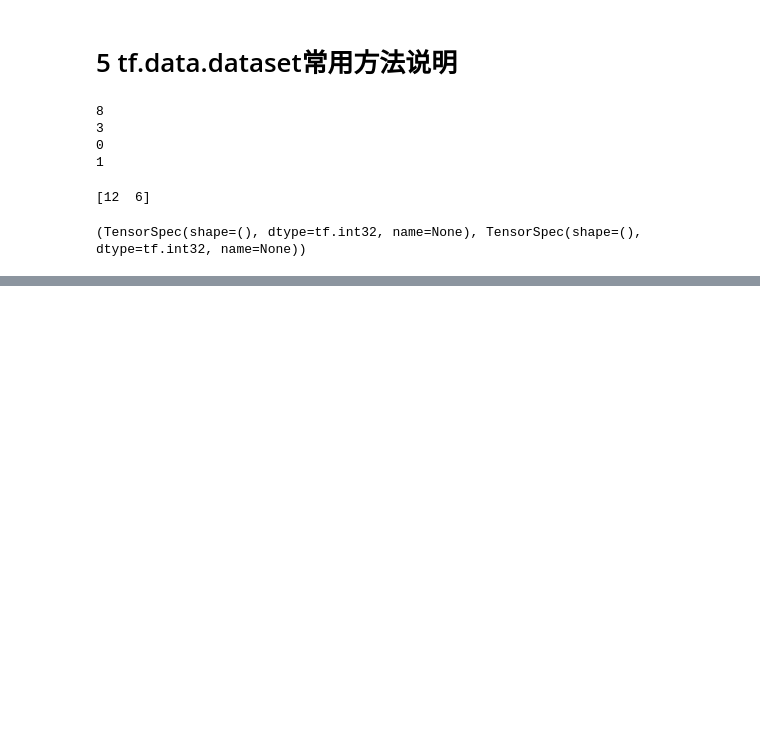
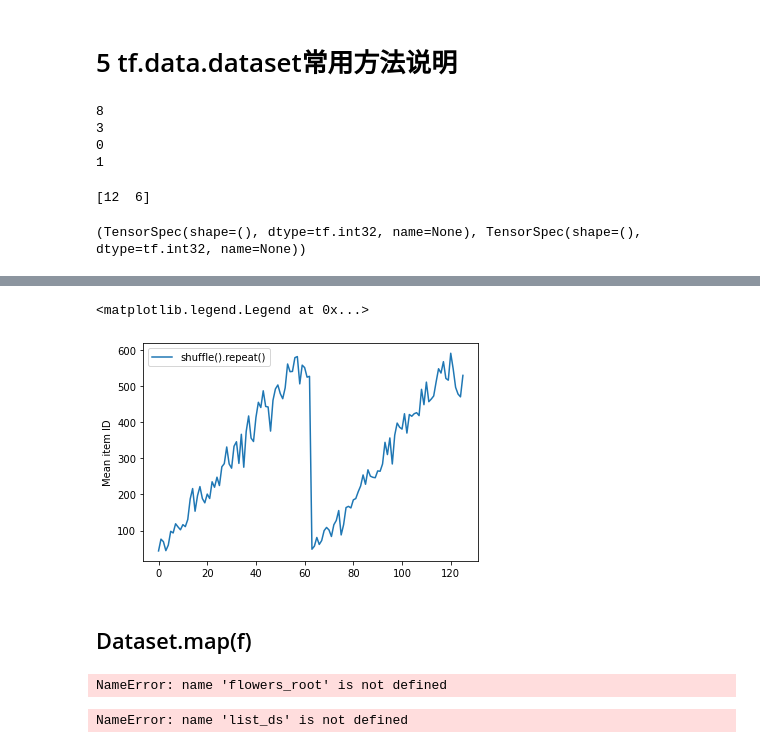
Before and after one commit to Estom/notes, a Jupyter notebook: Tensorflow/TensorFlow2.0/5 数据流水线.ipynb, the cells around one changed output, grey strips where cells are left out. Saved outputs shown, nothing was run; the diff lists cells and outputs as text; code cells hidden in the pictures; blank space fills up the shorter version.

```diff
--- a/Tensorflow/TensorFlow2.0/5 数据流水线.ipynb
+++ b/Tensorflow/TensorFlow2.0/5 数据流水线.ipynb
@@ -129,0 +177,8 @@ print(dataset.element_spec)
+# %%
+lines = tf.data.TextLineDataset(titanic_file)
+counter = tf.data.experimental.Counter()
+
+dataset = tf.data.Dataset.zip((counter, lines))
+dataset = dataset.shuffle(buffer_size=100)
+dataset = dataset.batch(20)
+dataset
@@ -129,0 +187,3 @@ print(dataset.element_spec)
+# %%
+n,line_batch = next(iter(dataset))
+print(n.numpy())
@@ -129,0 +193,9 @@ print(dataset.element_spec)
+# %%
+# Dataset.shuffle直到shuffle缓冲区为空，才通知信号一个纪元的结束。因此，在重复执行之前进行随机播放会显示一个历元的每个元素，然后再移至下一个：
+
+dataset = tf.data.Dataset.zip((counter, lines))
+shuffled = dataset.shuffle(buffer_size=100).batch(10).repeat(2)
+
+print("Here are the item ID's near the epoch boundary:\n")
+for n, line_batch in shuffled.skip(60).take(5):
+  print(n.numpy())
@@ -129,0 +210,10 @@ print(dataset.element_spec)
+# %%
+shuffle_repeat = [n.numpy().mean() for n, line_batch in shuffled]
+plt.plot(shuffle_repeat, label="shuffle().repeat()")
+plt.ylabel("Mean item ID")
+plt.legend()
+# %% [output]
+<matplotlib.legend.Legend at 0x...>
+[figure, added]
+# %% [markdown]
+## Dataset.map(f)
@@ -129,0 +222,4 @@ print(dataset.element_spec)
+# %%
+list_ds = tf.data.Dataset.list_files(str(flowers_root/'*/*'))
+# %% [output]
+NameError: name 'flowers_root' is not defined
@@ -129,0 +239,13 @@ print(dataset.element_spec)
+# %%
+file_path = next(iter(list_ds))
+image, label = parse_image(file_path)
+
+def show(image, label):
+  plt.figure()
+  plt.imshow(image)
+  plt.title(label.numpy().decode('utf-8'))
+  plt.axis('off')
+
+show(image, label)
+# %% [output]
+NameError: name 'list_ds' is not defined
```
Also changed, not shown: parts of 14 cells of this notebook, 30 other files.
